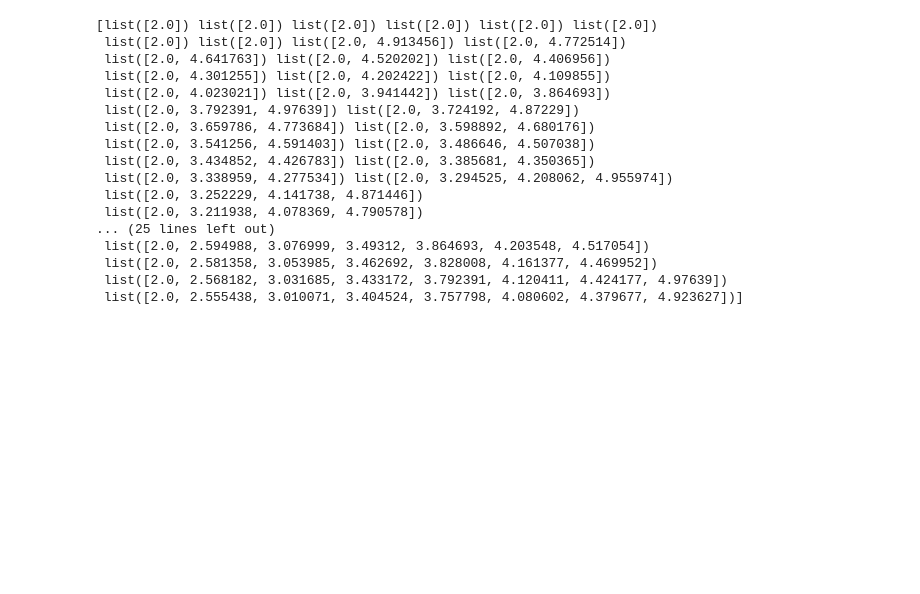
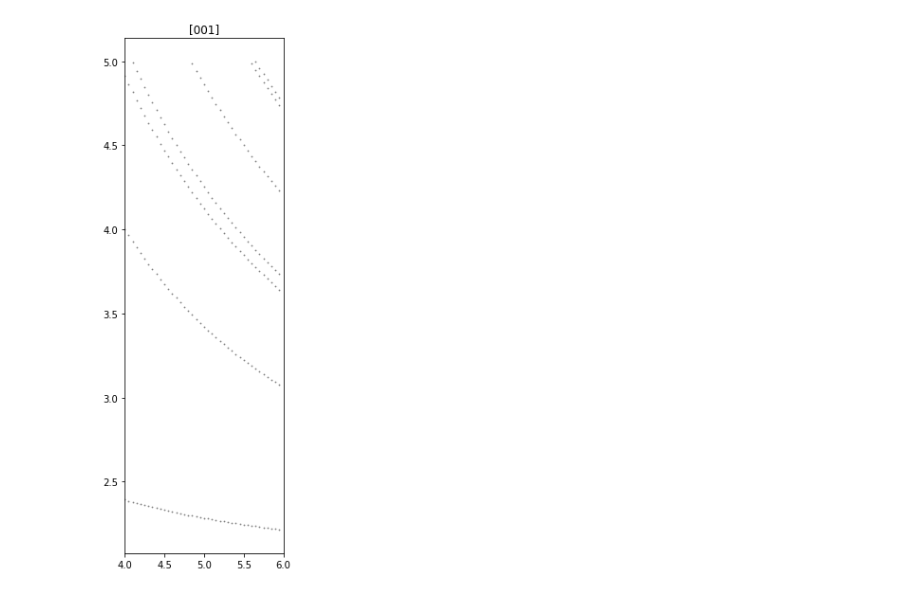
Before and after one commit to ajackura/LatticeSummerSchool2021-ScatteringExercises, a Jupyter notebook: Notebooks/free_spectrum.ipynb, the cells around one changed output. Drawn from its saved outputs; the diff is of its cells as text; code cells hidden in the pictures; blank space fills up the shorter version.

```diff
--- a/Notebooks/free_spectrum.ipynb
+++ b/Notebooks/free_spectrum.ipynb
@@ -25,49 +25,38 @@ def generate_free_spectrum( mL, mRatio, nP, EcmMax ):
         En = free_spectrum(m1_sq, m2_sq, n, nP)
         Ecm = np.sqrt( En**2 - np.dot(nP,nP) )
         Ecm = 2.0 * m.pi * Ecm / mL
-        Ecm = np.round( Ecm, 6 )
+        Ecm = np.round( Ecm, 10 )
         if Ecm not in Energies:
             if Ecm < EcmMax:
                 Energies.append(Ecm)
     Energies.sort()
     return Energies
 # %%
-nP = np.array([0,0,0])
+nP = np.array([0,0,1])
 Ecm_o_m_Max = 5.0
 mRatio = 1.0
 Ecm = []
-for mL in np.arange (2.0, 8.0, 0.1):
+for mL in np.arange (4.0, 6.0, 0.05):
    Ecm.append( generate_free_spectrum( mL, mRatio, nP, Ecm_o_m_Max ) )
    #print( round(mL,6), " ", *Ecm )
-mL = np.arange(2.0, 8.0, 0.1)
-Ecm = np.asarray(Ecm)
-Ecm.shape
+mL = np.arange(4.0, 6.0, 0.05)
+#Ecm = np.asarray(Ecm)
+#Ecm.shape
 #mL.shape
 #Ecm[45]
 
 
+plt.figure(figsize=(3,10))
+plt.xlim([4, 6])
+plt.title("[001]")
+for xe, ye in zip(mL, Ecm):
+    plt.scatter([xe] * len(ye), ye, s = 0.6, c = "gray")
 
-print( Ecm )
+
 
 #for Estar in Ecm.reshape(1,len(Ecm)).T:
    # print(Estar)
 
 #plt.plot( mL, Ecm[:] )
 # %% [output]
-[list([2.0]) list([2.0]) list([2.0]) list([2.0]) list([2.0]) list([2.0])
- list([2.0]) list([2.0]) list([2.0, 4.913456]) list([2.0, 4.772514])
- list([2.0, 4.641763]) list([2.0, 4.520202]) list([2.0, 4.406956])
- list([2.0, 4.301255]) list([2.0, 4.202422]) list([2.0, 4.109855])
- list([2.0, 4.023021]) list([2.0, 3.941442]) list([2.0, 3.864693])
- list([2.0, 3.792391, 4.97639]) list([2.0, 3.724192, 4.87229])
- list([2.0, 3.659786, 4.773684]) list([2.0, 3.598892, 4.680176])
- list([2.0, 3.541256, 4.591403]) list([2.0, 3.486646, 4.507038])
- list([2.0, 3.434852, 4.426783]) list([2.0, 3.385681, 4.350365])
- list([2.0, 3.338959, 4.277534]) list([2.0, 3.294525, 4.208062, 4.955974])
- list([2.0, 3.252229, 4.141738, 4.871446])
- list([2.0, 3.211938, 4.078369, 4.790578])
-... (25 lines left out)
- list([2.0, 2.594988, 3.076999, 3.49312, 3.864693, 4.203548, 4.517054])
- list([2.0, 2.581358, 3.053985, 3.462692, 3.828008, 4.161377, 4.469952])
- list([2.0, 2.568182, 3.031685, 3.433172, 3.792391, 4.120411, 4.424177, 4.97639])
- list([2.0, 2.555438, 3.010071, 3.404524, 3.757798, 4.080602, 4.379677, 4.923627])]
+[figure, added]
```
